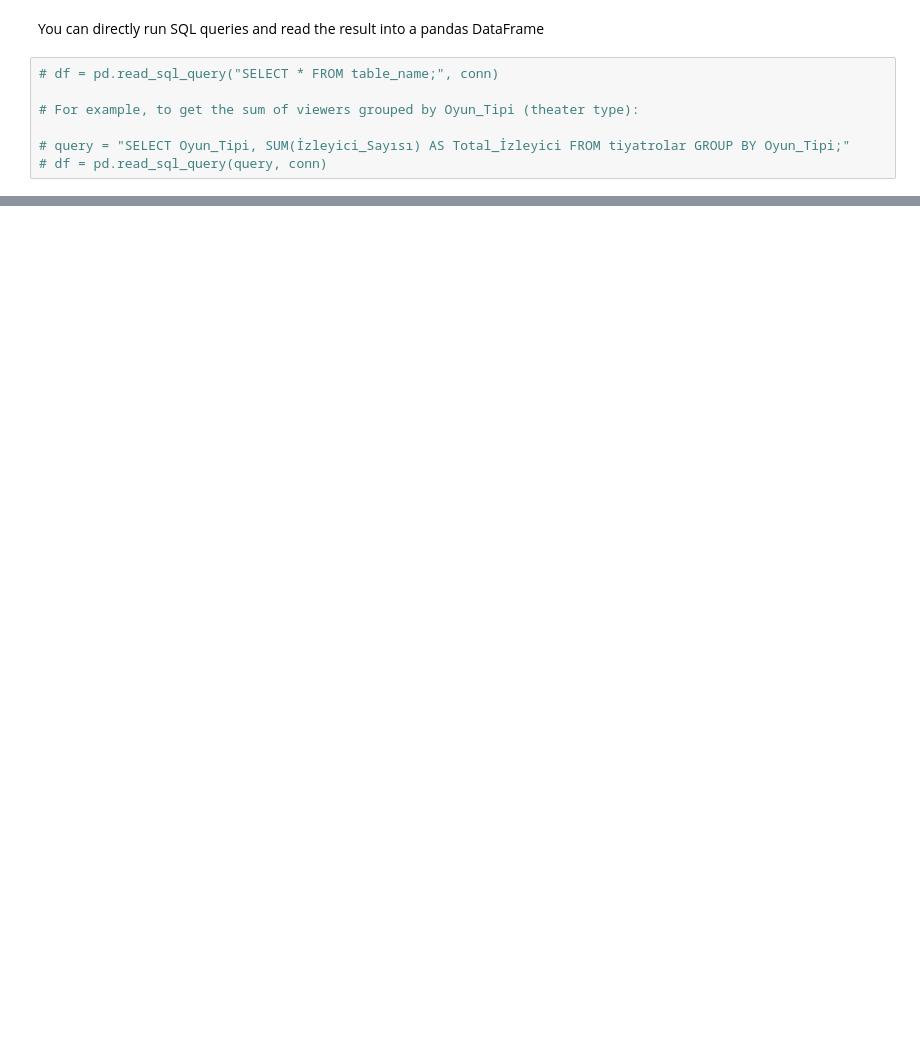
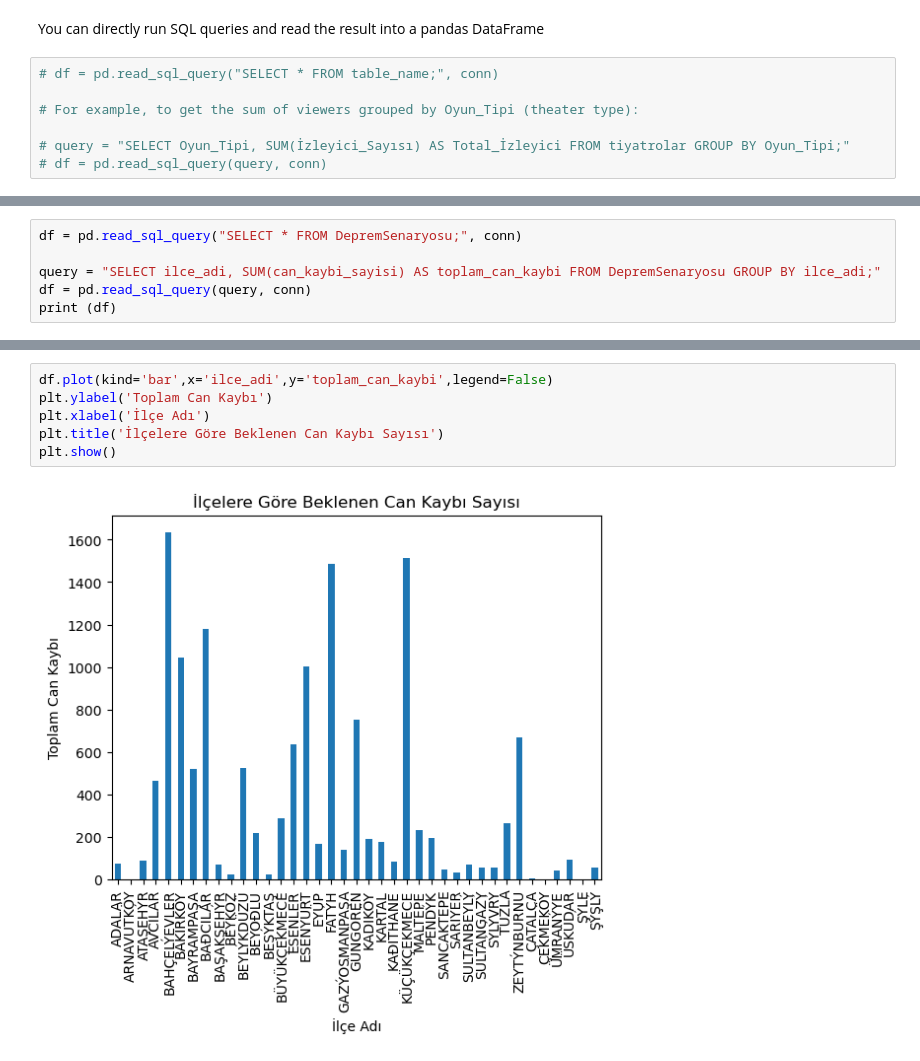
Before and after one commit to e-ozg/data-analizi-notlari, a Jupyter notebook: 13-Using SQLite in Python.ipynb, the cells around one changed output, grey strips where cells are left out. Drawn from its saved outputs; the diff is of its cells as text; blank space fills up the shorter version.

```diff
--- a/13-Using SQLite in Python.ipynb
+++ b/13-Using SQLite in Python.ipynb
@@ -57,0 +93,6 @@ You can directly run SQL queries and read the result into a pandas DataFrame
+# %%
+df = pd.read_sql_query("SELECT * FROM DepremSenaryosu;", conn)
+
+query = "SELECT ilce_adi, SUM(can_kaybi_sayisi) AS toplam_can_kaybi FROM DepremSenaryosu GROUP BY ilce_adi;"
+df = pd.read_sql_query(query, conn)
+print (df)
@@ -57,0 +137,8 @@ You can directly run SQL queries and read the result into a pandas DataFrame
+# %%
+df.plot(kind='bar',x='ilce_adi',y='toplam_can_kaybi',legend=False)
+plt.ylabel('Toplam Can Kaybı')
+plt.xlabel('İlçe Adı')
+plt.title('İlçelere Göre Beklenen Can Kaybı Sayısı')
+plt.show()
+# %% [output]
+[figure, added]
```
Also changed, not shown: parts of 13 cells of this notebook, 1 other file.
